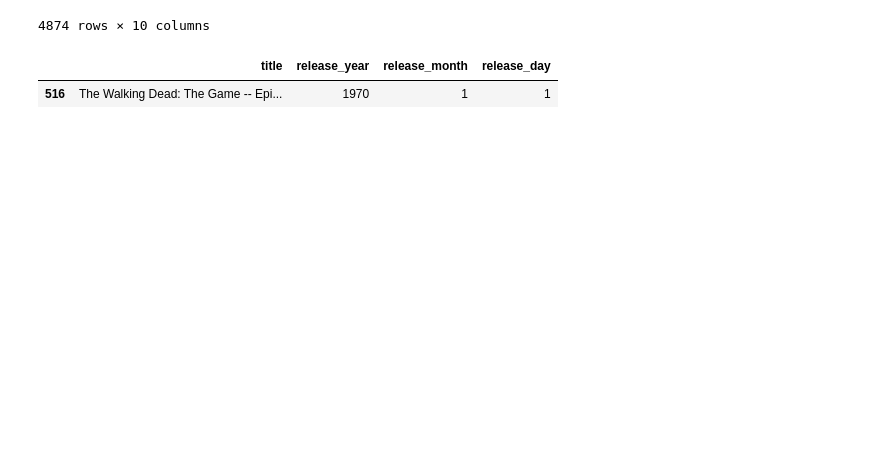
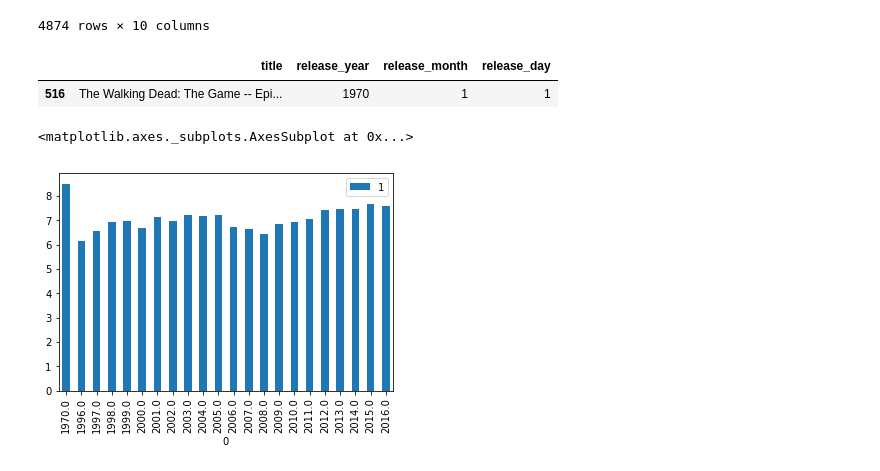
Before and after one commit to yvesbeutler/tyrannosaurus, a Jupyter notebook: src/notebooks/20 Years of Games.ipynb, the cells around one changed output. Cells and saved outputs as stored; diff of their text form; code cells hidden in the pictures; blank space fills up the shorter version.

```diff
--- a/src/notebooks/20 Years of Games.ipynb
+++ b/src/notebooks/20 Years of Games.ipynb
@@ -126,3 +129,22 @@ filtered_reviews[['title','release_year','release_month','release_day']]
 # %% [output]
 |  | title | release_year | release_month | release_day |
 | 516 | The Walking Dead: The Game -- Epi... | 1970 | 1 | 1 |
+# %%
+# 2. Do game scores vary from year to year?
+
+i = 1970
+series_list = []
+while (i < 2017):
+    year_reviews = reviews[reviews['release_year'] == i]
+    yearly_score = (year_reviews['score'].mean())
+    if (math.isnan(yearly_score) == False):
+        series = pd.Series([i, yearly_score])
+        series_list.append(series)
+    i += 1
+
+yearly_scores = pd.DataFrame(series_list)
+
+yearly_scores.plot(kind='bar',x=0,y=1)
+# %% [output]
+<matplotlib.axes._subplots.AxesSubplot at 0x...>
+[figure, added]
```
Also changed, not shown: parts of 4 cells of this notebook, 8 other files.
